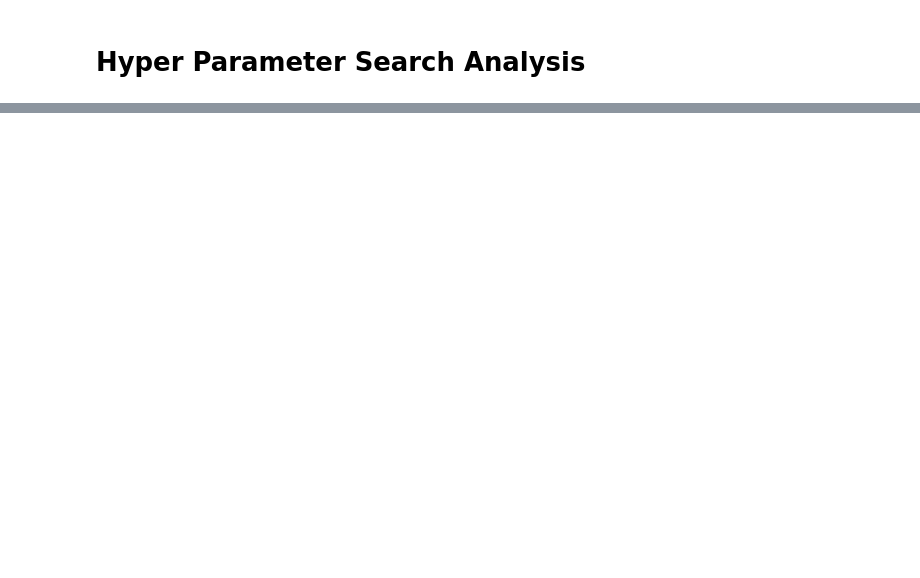
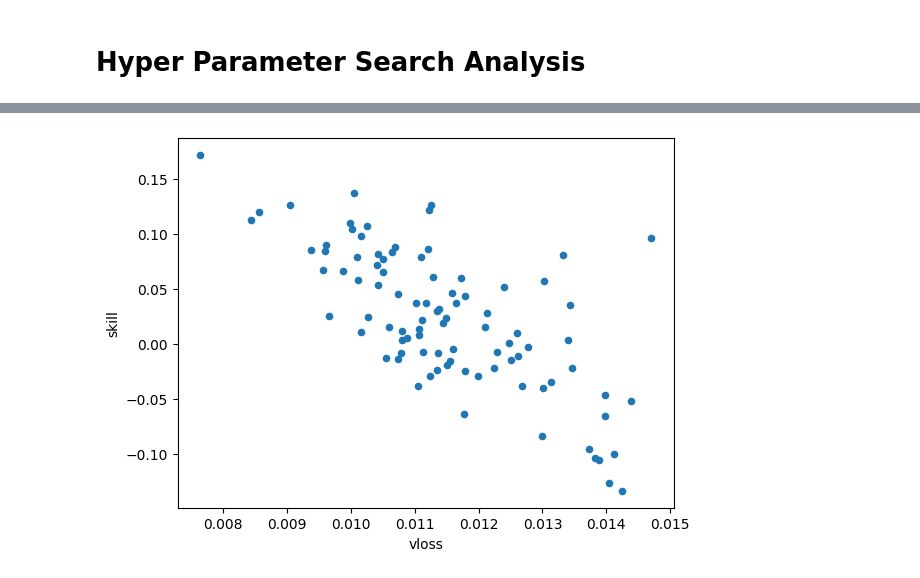
Before and after one commit to woodjmichael/PROPHET-Load_LSTM-mjw, a Jupyter notebook: HP Analysis.ipynb, the cells around one changed output, grey strips where cells are left out. Saved outputs shown, nothing was run; the diff lists cells and outputs as text; code cells hidden in the pictures; blank space fills up the shorter version.

```diff
--- a/HP Analysis.ipynb
+++ b/HP Analysis.ipynb
@@ -4,0 +57,12 @@ import pandas as pd
+# %%
+proj_dir = r'C:/Users/Admin/Code/PROPHET-Load_LSTM/'
+out_dir = r'data/output/impianto_4/hpsearch/'
+#out_dir = r'data/output/impianto_4/hpsearch_250502/'
+
+hp_results_filename ='hp_search_patience1.csv'
+
+df = pd.read_csv(proj_dir + out_dir + hp_results_filename,
+                 index_col=0)\
+                     .sort_values('skill',ascending=False)
+
+df
@@ -4,0 +97,4 @@ import pandas as pd
+# %%
+df.plot(x='vloss',y='skill',kind='scatter');
+# %% [output]
+[figure, added]
```
Also changed, not shown: parts of 12 cells of this notebook, 42 other files.
